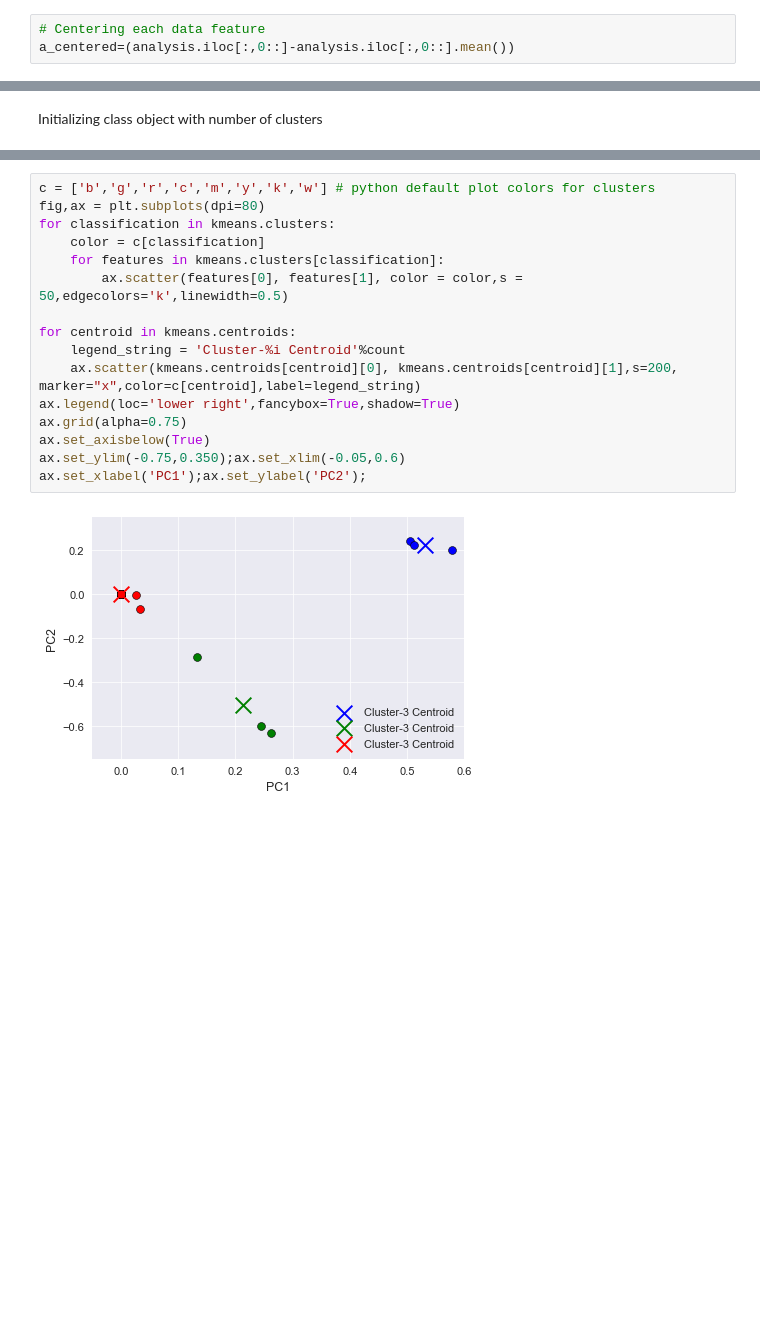
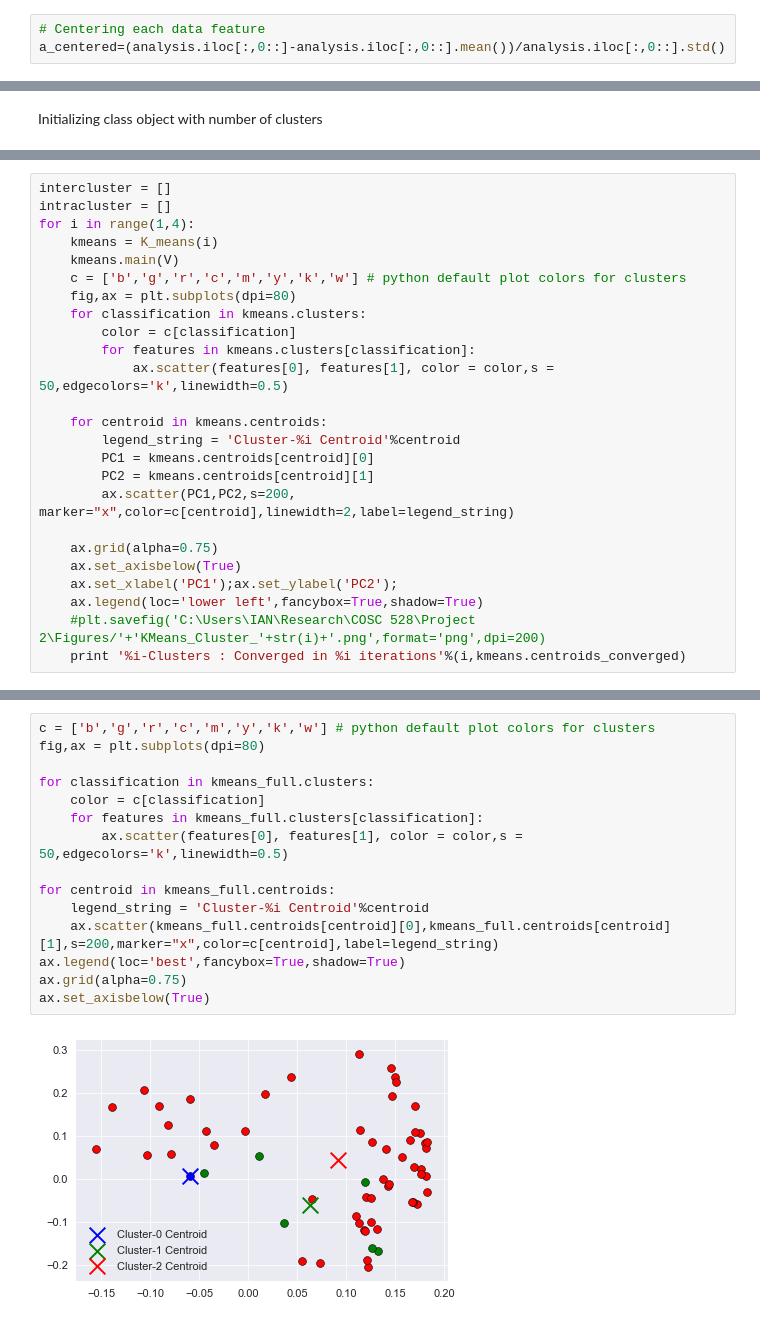
Before and after one commit to istewar1/Research, a Jupyter notebook: COSC 528/Project 2/Project2_notebook.ipynb, the cells around one changed output, grey strips where cells are left out. Cells and saved outputs as stored; diff of their text form; blank space fills up the shorter version.

Commit message:
pushed from desktop COSC Project 2

```diff
--- a/COSC 528/Project 2/Project2_notebook.ipynb
+++ b/COSC 528/Project 2/Project2_notebook.ipynb
@@ -122,7 +122,7 @@ analysis.shape
 Mean-centering the data prior to analysis.
 # %%
 # Centering each data feature
-a_centered=(analysis.iloc[:,0::]-analysis.iloc[:,0::].mean())
+a_centered=(analysis.iloc[:,0::]-analysis.iloc[:,0::].mean())/analysis.iloc[:,0::].std()
 # %%
 # Exploring correlation matrix
 cols = list(a_centered.columns.values)
@@ -276,0 +317,25 @@ kmeans = K_means(3)
+# %%
+intercluster = []
+intracluster = []
+for i in range(1,4):
+    kmeans = K_means(i)
+    kmeans.main(V)
+    c = ['b','g','r','c','m','y','k','w'] # python default plot colors for clusters
+    fig,ax = plt.subplots(dpi=80)
+    for classification in kmeans.clusters:
+        color = c[classification]
+        for features in kmeans.clusters[classification]:
+            ax.scatter(features[0], features[1], color = color,s = 50,edgecolors='k',linewidth=0.5)
+
+    for centroid in kmeans.centroids:
+        legend_string = 'Cluster-%i Centroid'%centroid
+        PC1 = kmeans.centroids[centroid][0]
+        PC2 = kmeans.centroids[centroid][1]
+        ax.scatter(PC1,PC2,s=200, marker="x",color=c[centroid],linewidth=2,label=legend_string)
+
+    ax.grid(alpha=0.75)
+    ax.set_axisbelow(True)
+    ax.set_xlabel('PC1');ax.set_ylabel('PC2');
+    ax.legend(loc='lower left',fancybox=True,shadow=True)
+    #plt.savefig('C:\Users\IAN\Research\COSC 528\Project 2\Figures/'+'KMeans_Cluster_'+str(i)+'.png',format='png',dpi=200)
+    print '%i-Clusters : Converged in %i iterations'%(i,kmeans.centroids_converged)
@@ -281,18 +354,17 @@ Plotting K-means clustering results from data
 # %%
 c = ['b','g','r','c','m','y','k','w'] # python default plot colors for clusters
 fig,ax = plt.subplots(dpi=80)
-for classification in kmeans.clusters:
+
+for classification in kmeans_full.clusters:
     color = c[classification]
-    for features in kmeans.clusters[classification]:
+    for features in kmeans_full.clusters[classification]:
         ax.scatter(features[0], features[1], color = color,s = 50,edgecolors='k',linewidth=0.5)
 
-for centroid in kmeans.centroids:
-    legend_string = 'Cluster-%i Centroid'%count
-    ax.scatter(kmeans.centroids[centroid][0], kmeans.centroids[centroid][1],s=200, marker="x",color=c[centroid],label=legend_string)
-ax.legend(loc='lower right',fancybox=True,shadow=True)
+for centroid in kmeans_full.centroids:
+    legend_string = 'Cluster-%i Centroid'%centroid
+    ax.scatter(kmeans_full.centroids[centroid][0],kmeans_full.centroids[centroid][1],s=200,marker="x",color=c[centroid],label=legend_string)
+ax.legend(loc='best',fancybox=True,shadow=True)
 ax.grid(alpha=0.75)
 ax.set_axisbelow(True)
-ax.set_ylim(-0.75,0.350);ax.set_xlim(-0.05,0.6)
-ax.set_xlabel('PC1');ax.set_ylabel('PC2');
 # %% [output]
-[figure, old version]
+[figure, new version]
```
Also changed, not shown: parts of 20 cells of this notebook.
